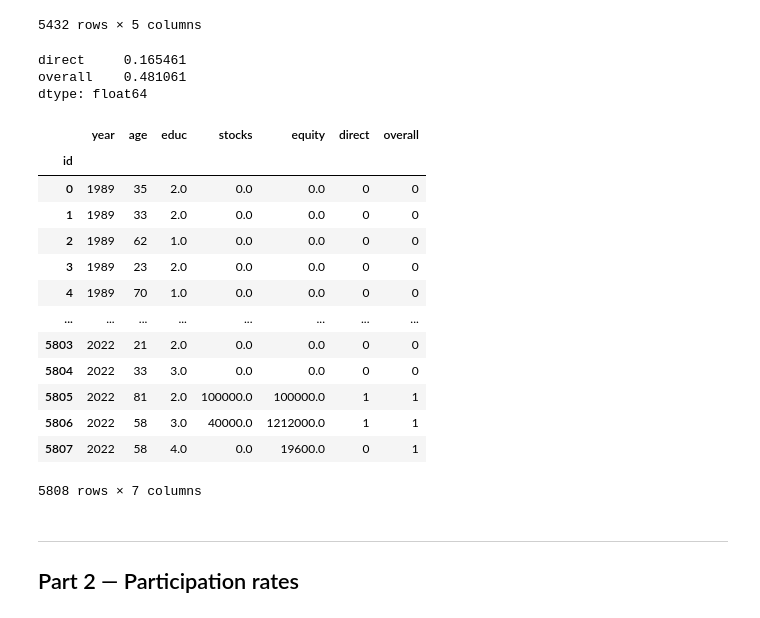
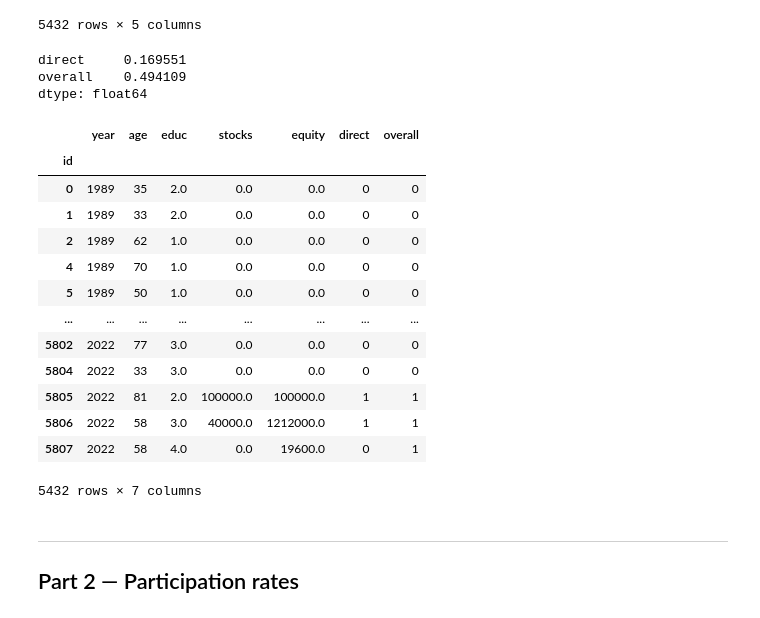
Before and after one commit to falkfrydenlund-creator/TECH2-Assignment3-FF, a Jupyter notebook: assignment3.ipynb, the cells around one changed output. Cells and saved outputs as stored; diff of their text form; code cells hidden in the pictures.

```diff
--- a/assignment3.ipynb
+++ b/assignment3.ipynb
@@ -129,31 +129,31 @@ Dropped because of age: 326
 | 5806 | 2022 | 58 | 3.0 | 40000.0 | 1212000.0 |
 | 5807 | 2022 | 58 | 4.0 | 0.0 | 19600.0 |
 5432 rows × 5 columns
-# %%
-data['direct'] = (data['stocks']> 0).astype(int)
-data['overall'] = (data['equity'] > 0).astype(int)
-
-print(data[['direct', 'overall']].mean())
-
-data
-# %% [output]
-direct     0.165461
-overall    0.481061
-dtype: float64
-|  | year | age | educ | stocks | equity | direct | overall |
-| id |  |  |  |  |  |  |  |
-| 0 | 1989 | 35 | 2.0 | 0.0 | 0.0 | 0 | 0 |
-| 1 | 1989 | 33 | 2.0 | 0.0 | 0.0 | 0 | 0 |
-| 2 | 1989 | 62 | 1.0 | 0.0 | 0.0 | 0 | 0 |
-| 3 | 1989 | 23 | 2.0 | 0.0 | 0.0 | 0 | 0 |
-| 4 | 1989 | 70 | 1.0 | 0.0 | 0.0 | 0 | 0 |
-| ... | ... | ... | ... | ... | ... | ... | ... |
-| 5803 | 2022 | 21 | 2.0 | 0.0 | 0.0 | 0 | 0 |
-| 5804 | 2022 | 33 | 3.0 | 0.0 | 0.0 | 0 | 0 |
-| 5805 | 2022 | 81 | 2.0 | 100000.0 | 100000.0 | 1 | 1 |
-| 5806 | 2022 | 58 | 3.0 | 40000.0 | 1212000.0 | 1 | 1 |
-| 5807 | 2022 | 58 | 4.0 | 0.0 | 19600.0 | 0 | 1 |
-5808 rows × 7 columns
+# %%
+df['direct'] = (df['stocks']> 0).astype(int)
+df['overall'] = (df['equity'] > 0).astype(int)
+
+print(df[['direct', 'overall']].mean())
+
+df
+# %% [output]
+direct     0.169551
+overall    0.494109
+dtype: float64
+|  | year | age | educ | stocks | equity | direct | overall |
+| id |  |  |  |  |  |  |  |
+| 0 | 1989 | 35 | 2.0 | 0.0 | 0.0 | 0 | 0 |
+| 1 | 1989 | 33 | 2.0 | 0.0 | 0.0 | 0 | 0 |
+| 2 | 1989 | 62 | 1.0 | 0.0 | 0.0 | 0 | 0 |
+| 4 | 1989 | 70 | 1.0 | 0.0 | 0.0 | 0 | 0 |
+| 5 | 1989 | 50 | 1.0 | 0.0 | 0.0 | 0 | 0 |
+| ... | ... | ... | ... | ... | ... | ... | ... |
+| 5802 | 2022 | 77 | 3.0 | 0.0 | 0.0 | 0 | 0 |
+| 5804 | 2022 | 33 | 3.0 | 0.0 | 0.0 | 0 | 0 |
+| 5805 | 2022 | 81 | 2.0 | 100000.0 | 100000.0 | 1 | 1 |
+| 5806 | 2022 | 58 | 3.0 | 40000.0 | 1212000.0 | 1 | 1 |
+| 5807 | 2022 | 58 | 4.0 | 0.0 | 19600.0 | 0 | 1 |
+5432 rows × 7 columns
 # %% [markdown]
 ***
 ## Part 2 — Participation rates
```
Also changed, not shown: parts of 8 cells of this notebook.
